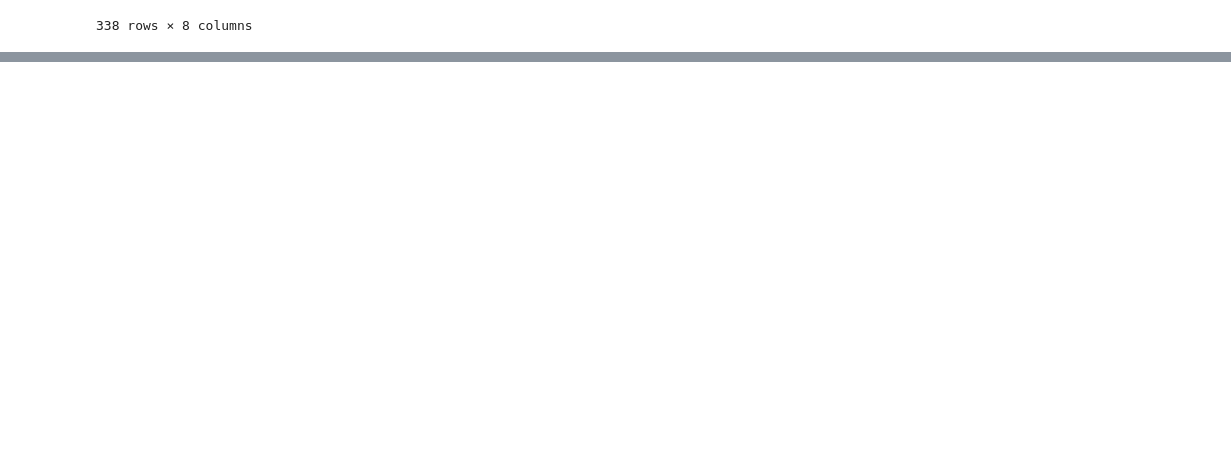
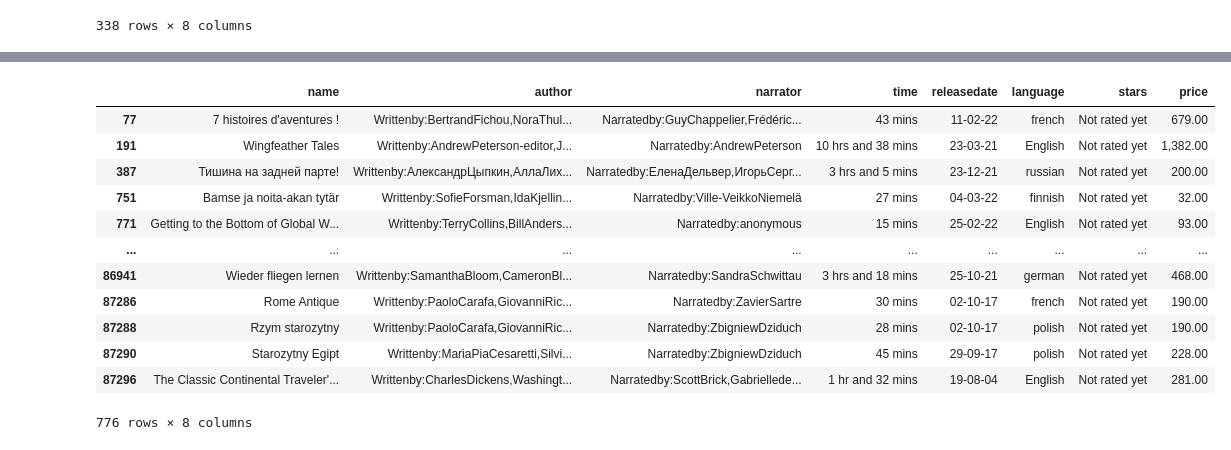
Before and after one commit to ronit-6464/Audiobook-dataset-cleaning, a Jupyter notebook: KAGGLE DATASET BASIC CLEANING.ipynb, the cells around one changed output, grey strips where cells are left out. Saved outputs shown, nothing was run; the diff lists cells and outputs as text; code cells hidden in the pictures; blank space fills up the shorter version.

```diff
--- a/KAGGLE DATASET BASIC CLEANING.ipynb
+++ b/KAGGLE DATASET BASIC CLEANING.ipynb
@@ -180,0 +211,18 @@ audible_dataset[audible_dataset['price']=='Free']
+# %%
+audible_dataset[
+    audible_dataset['author'].str.endswith(',', na=False)
+]
+# %% [output]
+|  | name | author | narrator | time | releasedate | language | stars | price |
+| 77 | 7 histoires d'aventures ! | Writtenby:BertrandFichou,NoraThul... | Narratedby:GuyChappelier,Frédéric... | 43 mins | 11-02-22 | french | Not rated yet | 679.00 |
+| 191 | Wingfeather Tales | Writtenby:AndrewPeterson-editor,J... | Narratedby:AndrewPeterson | 10 hrs and 38 mins | 23-03-21 | English | Not rated yet | 1,382.00 |
+| 387 | Тишина на задней парте! | Writtenby:АлександрЦыпкин,АллаЛих... | Narratedby:ЕленаДельвер,ИгорьСерг... | 3 hrs and 5 mins | 23-12-21 | russian | Not rated yet | 200.00 |
+| 751 | Bamse ja noita-akan tytär | Writtenby:SofieForsman,IdaKjellin... | Narratedby:Ville-VeikkoNiemelä | 27 mins | 04-03-22 | finnish | Not rated yet | 32.00 |
+| 771 | Getting to the Bottom of Global W... | Writtenby:TerryCollins,BillAnders... | Narratedby:anonymous | 15 mins | 25-02-22 | English | Not rated yet | 93.00 |
+| ... | ... | ... | ... | ... | ... | ... | ... | ... |
+| 86941 | Wieder fliegen lernen | Writtenby:SamanthaBloom,CameronBl... | Narratedby:SandraSchwittau | 3 hrs and 18 mins | 25-10-21 | german | Not rated yet | 468.00 |
+| 87286 | Rome Antique | Writtenby:PaoloCarafa,GiovanniRic... | Narratedby:ZavierSartre | 30 mins | 02-10-17 | french | Not rated yet | 190.00 |
+| 87288 | Rzym starozytny | Writtenby:PaoloCarafa,GiovanniRic... | Narratedby:ZbigniewDziduch | 28 mins | 02-10-17 | polish | Not rated yet | 190.00 |
+| 87290 | Starozytny Egipt | Writtenby:MariaPiaCesaretti,Silvi... | Narratedby:ZbigniewDziduch | 45 mins | 29-09-17 | polish | Not rated yet | 228.00 |
+| 87296 | The Classic Continental Traveler'... | Writtenby:CharlesDickens,Washingt... | Narratedby:ScottBrick,Gabriellede... | 1 hr and 32 mins | 19-08-04 | English | Not rated yet | 281.00 |
+776 rows × 8 columns
```
Also changed, not shown: parts of 9 cells of this notebook.
